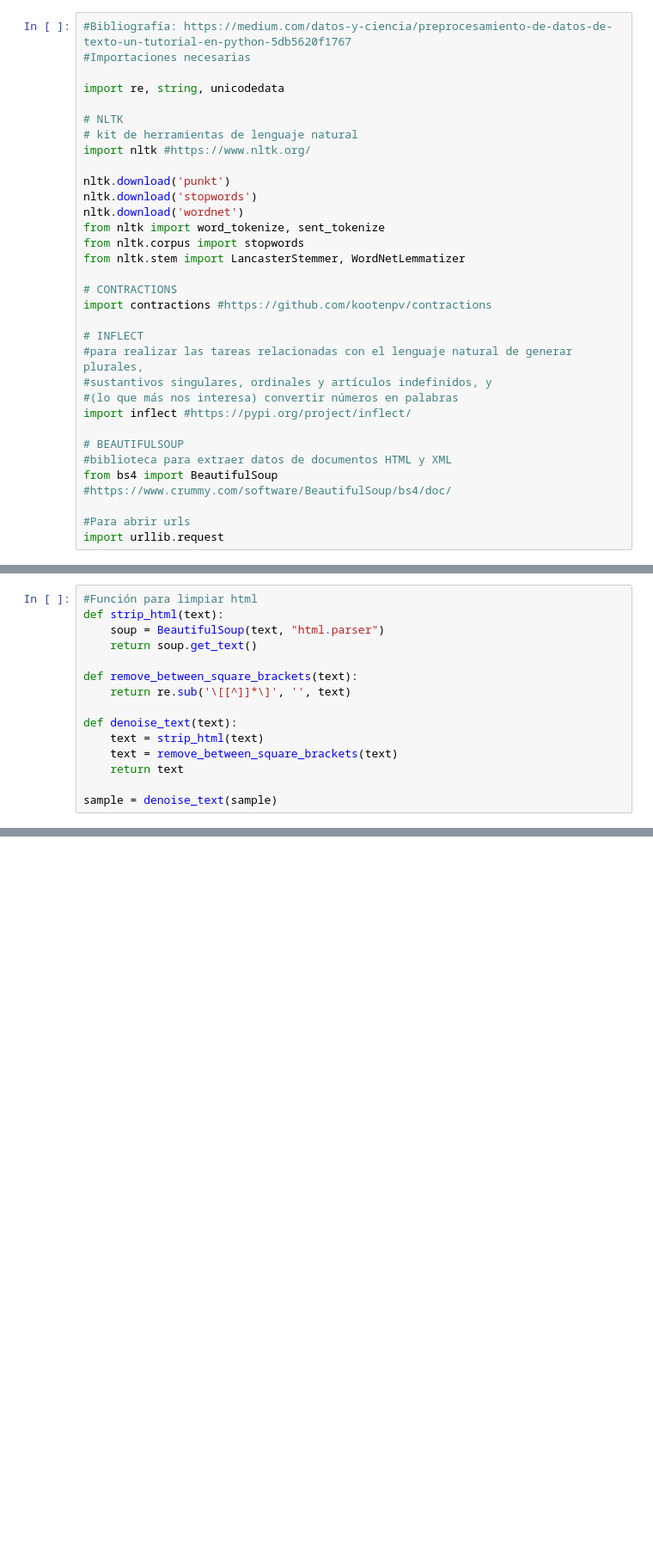
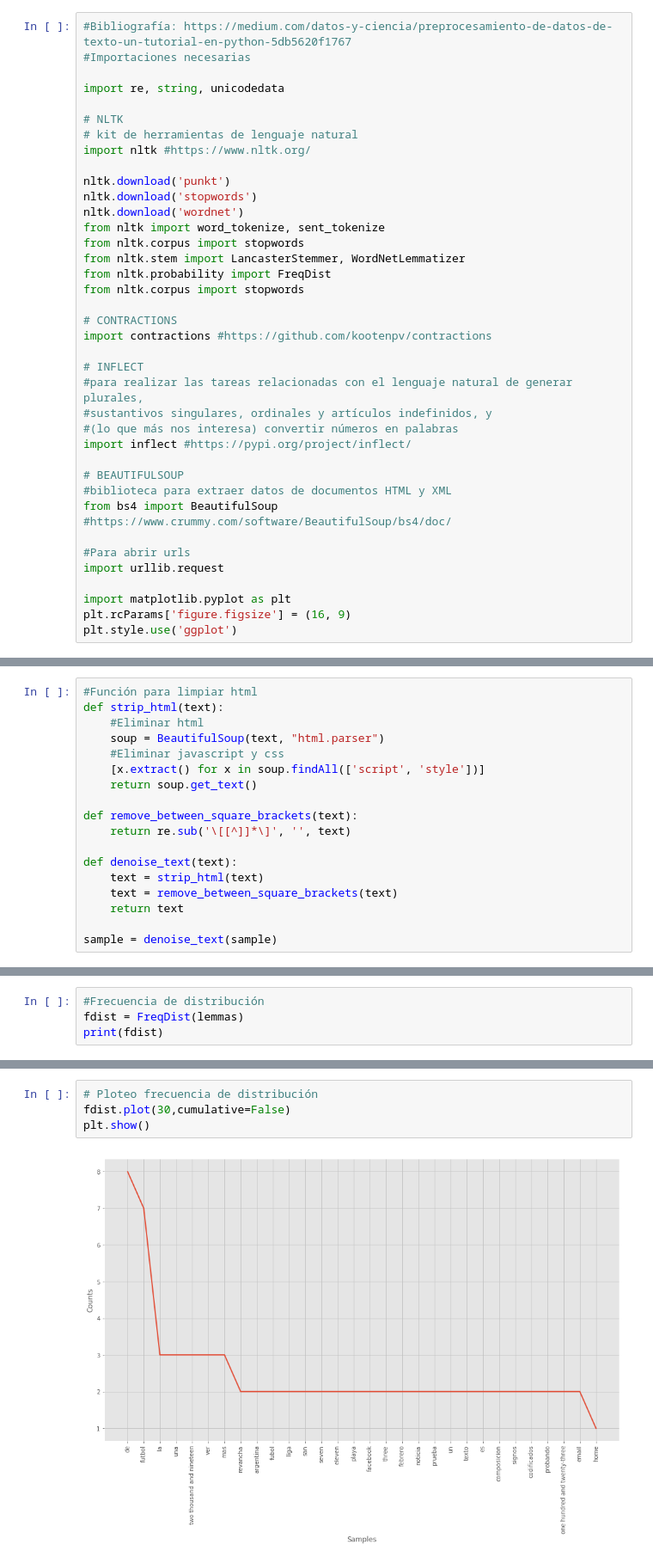
Before and after one commit to robagliom/mineria_texto, a Jupyter notebook: procesamiento_texto.ipynb, the cells around one changed output, grey strips where cells are left out. Shown at 86% size. Saved outputs shown, nothing was run; the diff lists cells and outputs as text; blank space fills up the shorter version.

Commit message:
Agrego graficas de frecuencia de uso de palabras

```diff
--- a/procesamiento_texto.ipynb
+++ b/procesamiento_texto.ipynb
@@ -14,6 +14,8 @@ nltk.download('wordnet')
 from nltk import word_tokenize, sent_tokenize
 from nltk.corpus import stopwords
 from nltk.stem import LancasterStemmer, WordNetLemmatizer
+from nltk.probability import FreqDist
+from nltk.corpus import stopwords
 
 # CONTRACTIONS
 import contractions #https://github.com/kootenpv/contractions
@@ -30,6 +32,10 @@ from bs4 import BeautifulSoup #https://www.crummy.com/software/BeautifulSoup/bs4
 
 #Para abrir urls
 import urllib.request
+
+import matplotlib.pyplot as plt
+plt.rcParams['figure.figsize'] = (16, 9)
+plt.style.use('ggplot')
 # %% [output]
 [nltk_data] Downloading package punkt to /home/magdalena/nltk_data...
 [nltk_data]   Package punkt is already up-to-date!
@@ -73,7 +59,10 @@ print(sample)
 # %%
 #Función para limpiar html
 def strip_html(text):
+    #Eliminar html
     soup = BeautifulSoup(text, "html.parser")
+    #Eliminar javascript y css
+    [x.extract() for x in soup.findAll(['script', 'style'])]
     return soup.get_text()
 
 def remove_between_square_brackets(text):
@@ -218,0 +208,4 @@ Lematización:
+# %%
+#Frecuencia de distribución
+fdist = FreqDist(lemmas)
+print(fdist)
@@ -218,0 +218,6 @@ Lematización:
+# %%
+# Ploteo frecuencia de distribución
+fdist.plot(30,cumulative=False)
+plt.show()
+# %% [output]
+[figure, added]
```
Also changed, not shown: parts of 10 cells of this notebook.
